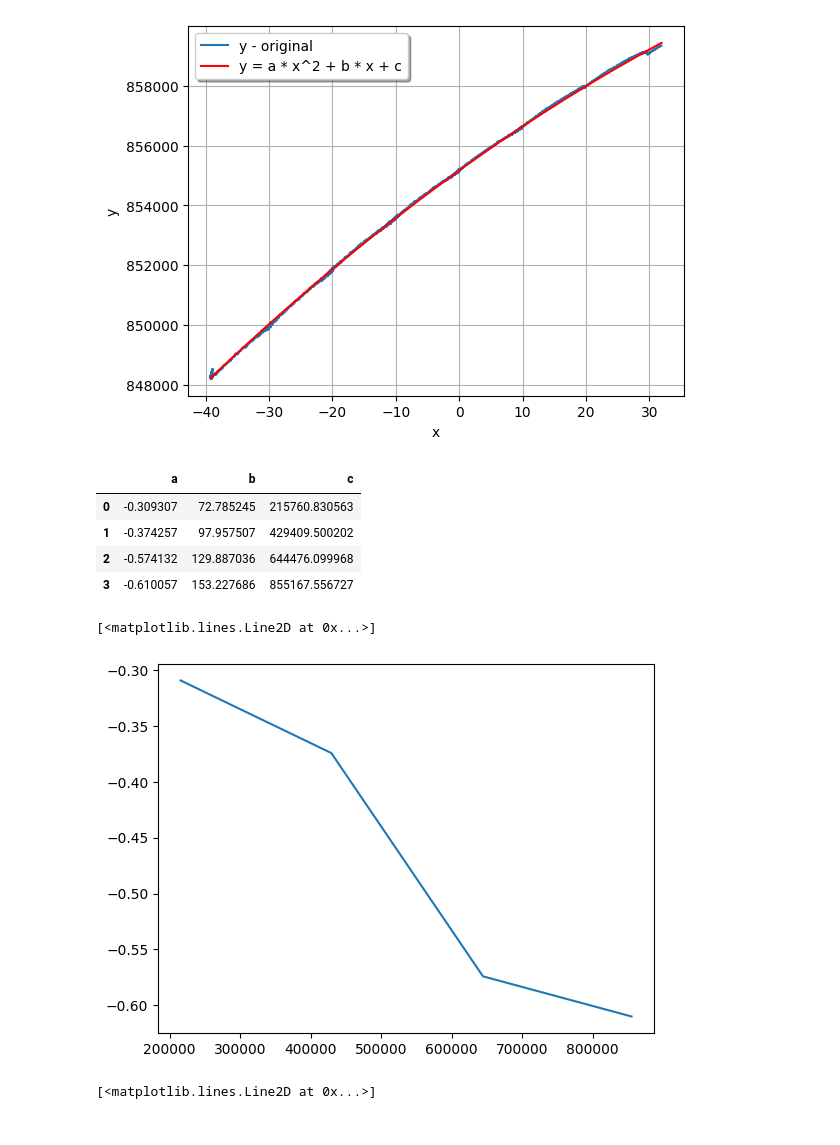
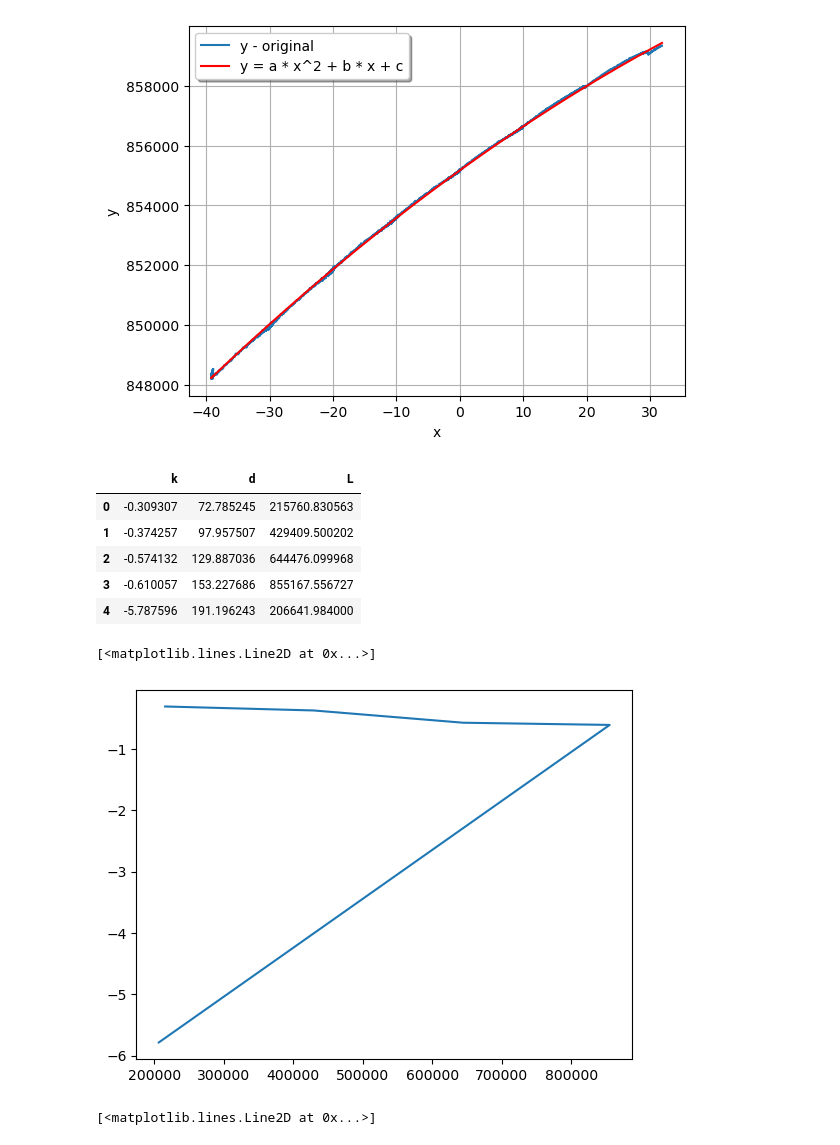
Before and after one commit to IgorMitrofanov/TenzoCorrection-forPrecipitationMeterDev, a Jupyter notebook: tenzo_koeff_calc.ipynb, the cells around one changed output. Saved outputs shown, nothing was run; the diff lists cells and outputs as text; code cells hidden in the pictures.

```diff
--- a/tenzo_koeff_calc.ipynb
+++ b/tenzo_koeff_calc.ipynb
@@ -55,21 +55,24 @@ args_05 = approx(df_05, mapping)
 [figure]
 # %%
 frame.append(args_05)
+# %%
+frame.append([-5.78759575, 191.196243, 206641.984])
 # %%
-koeff = pd.DataFrame(data=frame, columns=['a', 'b', 'c'])
+koeff = pd.DataFrame(data=frame, columns=['k', 'd', 'L'])
 # %%
 koeff
 # %% [output]
-|  | a | b | c |
+|  | k | d | L |
 | 0 | -0.309307 | 72.785245 | 215760.830563 |
 | 1 | -0.374257 | 97.957507 | 429409.500202 |
 | 2 | -0.574132 | 129.887036 | 644476.099968 |
 | 3 | -0.610057 | 153.227686 | 855167.556727 |
+| 4 | -5.787596 | 191.196243 | 206641.984000 |
 # %%
-plt.plot(koeff['c'], koeff['a'])
+plt.plot(koeff['L'], koeff['k'])
 # %% [output]
 [<matplotlib.lines.Line2D at 0x...>]
-[figure, old version]
+[figure, new version]
 # %%
 plt.plot(koeff['c'], koeff['b'])
 # %% [output]
```
Also changed, not shown: parts of 1 cell of this notebook, 1 other file.
